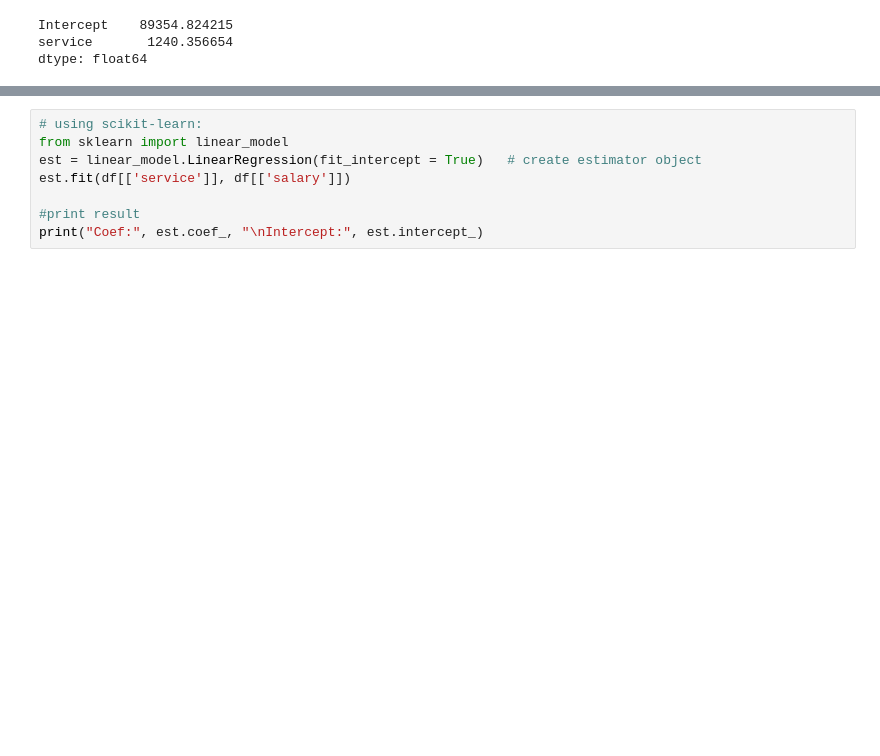
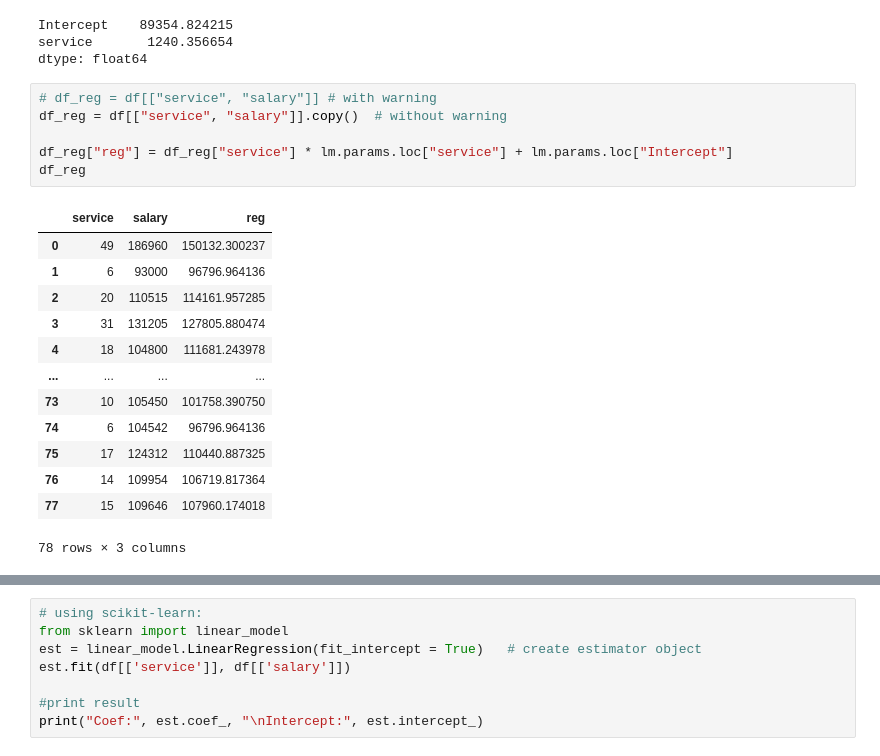
Before and after one commit to aerosadegh/AdvancedPythonTopics, a Jupyter notebook: topics/05-data-manipulation/01-quick-review.ipynb, the cells around one changed output, grey strips where cells are left out. Drawn from its saved outputs; the diff is of its cells as text; blank space fills up the shorter version.

```diff
--- a/topics/05-data-manipulation/01-quick-review.ipynb
+++ b/topics/05-data-manipulation/01-quick-review.ipynb
@@ -803,3 +803,23 @@ lm.params
 Intercept    89354.824215
 service       1240.356654
 dtype: float64
+# %%
+# df_reg = df[["service", "salary"]] # with warning
+df_reg = df[["service", "salary"]].copy()  # without warning
+
+df_reg["reg"] = df_reg["service"] * lm.params.loc["service"] + lm.params.loc["Intercept"]
+df_reg
+# %% [output]
+|  | service | salary | reg |
+| 0 | 49 | 186960 | 150132.300237 |
+| 1 | 6 | 93000 | 96796.964136 |
+| 2 | 20 | 110515 | 114161.957285 |
+| 3 | 31 | 131205 | 127805.880474 |
+| 4 | 18 | 104800 | 111681.243978 |
+| ... | ... | ... | ... |
+| 73 | 10 | 105450 | 101758.390750 |
+| 74 | 6 | 104542 | 96796.964136 |
+| 75 | 17 | 124312 | 110440.887325 |
+| 76 | 14 | 109954 | 106719.817364 |
+| 77 | 15 | 109646 | 107960.174018 |
+78 rows × 3 columns
```
Also changed, not shown: parts of 5 cells of this notebook.
